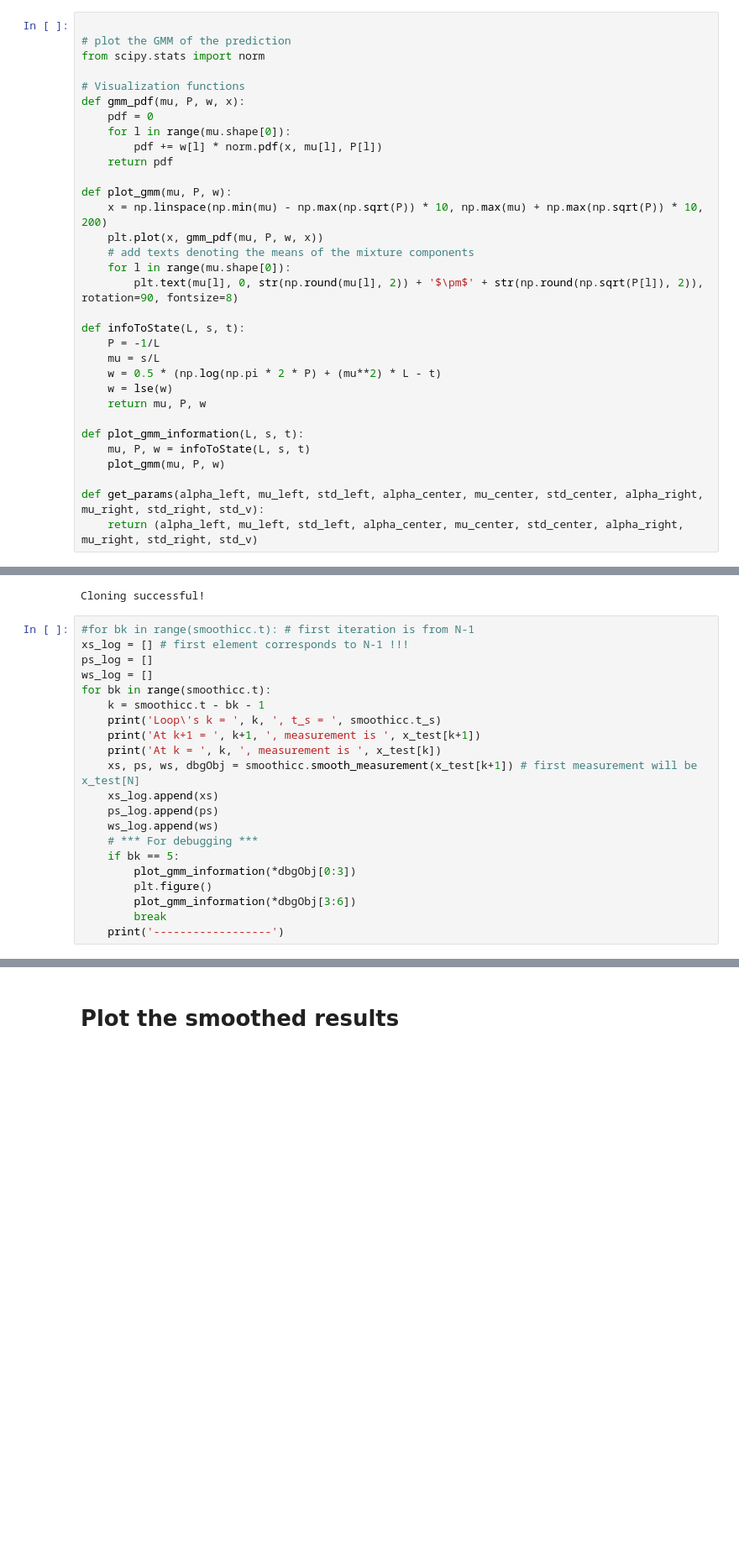
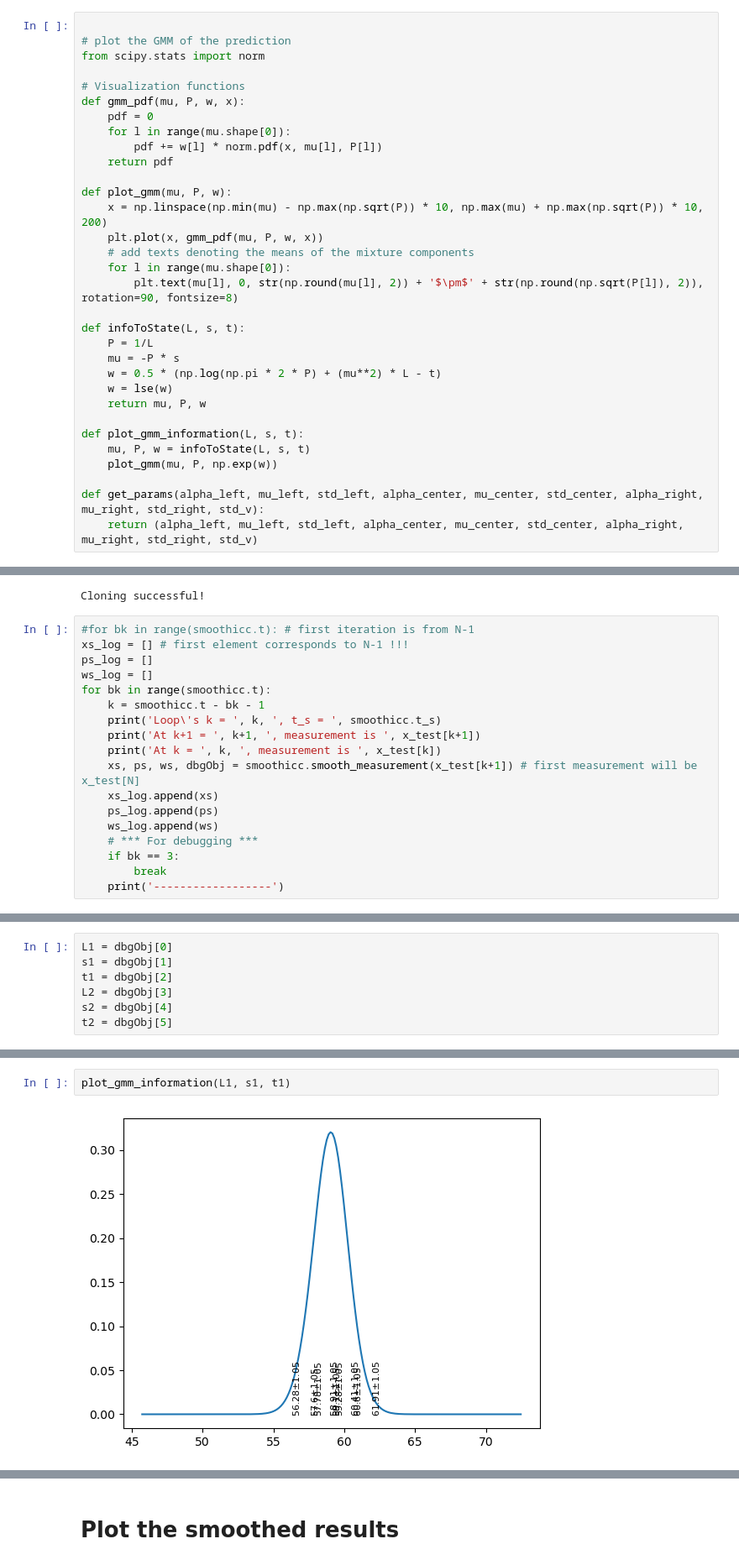
Before and after one commit to thinhhoang95/smoothie, a Jupyter notebook: SmoothIE_PROTOTYPE.ipynb, the cells around one changed output, grey strips where cells are left out. Shown at 84% size. Drawn from its saved outputs; the diff is of its cells as text; blank space fills up the shorter version.

```diff
--- a/SmoothIE_PROTOTYPE.ipynb
+++ b/SmoothIE_PROTOTYPE.ipynb
@@ -491,15 +490,15 @@ def plot_gmm(mu, P, w):
         plt.text(mu[l], 0, str(np.round(mu[l], 2)) + '$\pm$' + str(np.round(np.sqrt(P[l]), 2)), rotation=90, fontsize=8)
 
 def infoToState(L, s, t):
-    P = -1/L
-    mu = s/L
+    P = 1/L
+    mu = -P * s
     w = 0.5 * (np.log(np.pi * 2 * P) + (mu**2) * L - t)
     w = lse(w)
     return mu, P, w
 
 def plot_gmm_information(L, s, t):
     mu, P, w = infoToState(L, s, t)
-    plot_gmm(mu, P, w)
+    plot_gmm(mu, P, np.exp(w))
 
 def get_params(alpha_left, mu_left, std_left, alpha_center, mu_center, std_center, alpha_right, mu_right, std_right, std_v):
     return (alpha_left, mu_left, std_left, alpha_center, mu_center, std_center, alpha_right, mu_right, std_right, std_v)
@@ -616,10 +615,7 @@ for bk in range(smoothicc.t):
     ps_log.append(ps)
     ws_log.append(ws)
     # *** For debugging ***
-    if bk == 5:
-        plot_gmm_information(*dbgObj[0:3])
-        plt.figure()
-        plot_gmm_information(*dbgObj[3:6])
+    if bk == 3:
         break
     print('------------------')
 # %% [output]
@@ -643,0 +641,7 @@ NameError: name 'plot_gmm_information' is not defined
+# %%
+L1 = dbgObj[0]
+s1 = dbgObj[1]
+t1 = dbgObj[2]
+L2 = dbgObj[3]
+s2 = dbgObj[4]
+t2 = dbgObj[5]
@@ -643,0 +651,4 @@ NameError: name 'plot_gmm_information' is not defined
+# %%
+plot_gmm_information(L1, s1, t1)
+# %% [output]
+[figure, added]
```
Also changed, not shown: parts of 8 cells of this notebook.
